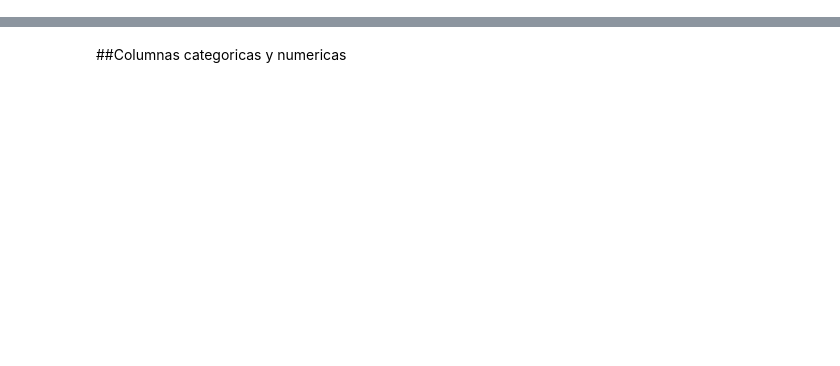
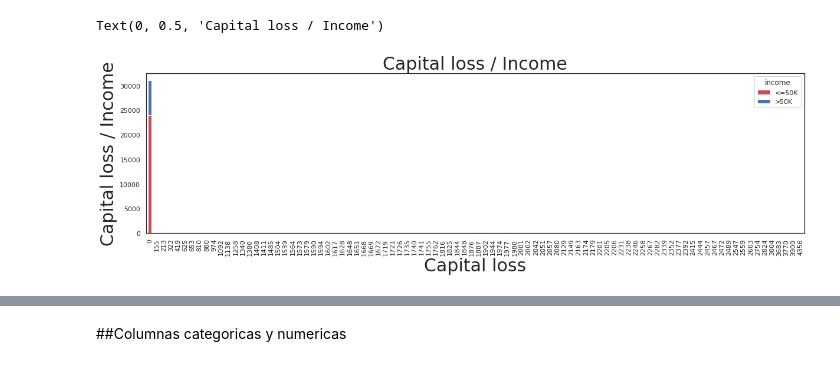
Before and after one commit to MMiltonCM/MachineLearning2020-2, a Jupyter notebook: PROYECTO_FINAL_PRUEBAS.ipynb, the cells around one changed output, grey strips where cells are left out. Saved outputs shown, nothing was run; the diff lists cells and outputs as text; code cells hidden in the pictures; blank space fills up the shorter version.

```diff
--- a/PROYECTO_FINAL_PRUEBAS.ipynb
+++ b/PROYECTO_FINAL_PRUEBAS.ipynb
@@ -60,0 +135,8 @@ df.shape
+# %%
+pd.crosstab(df['capital.loss'],df.income).plot(kind='bar', figsize=(20,5), stacked=True,color=['r','b'])
+plt.title('Capital loss / Income',fontsize=30)
+plt.xlabel('Capital loss',fontsize=30)
+plt.ylabel('Capital loss / Income',fontsize=30)
+# %% [output]
+Text(0, 0.5, 'Capital loss / Income')
+[figure, added]
```
Also changed, not shown: parts of 70 cells of this notebook.
